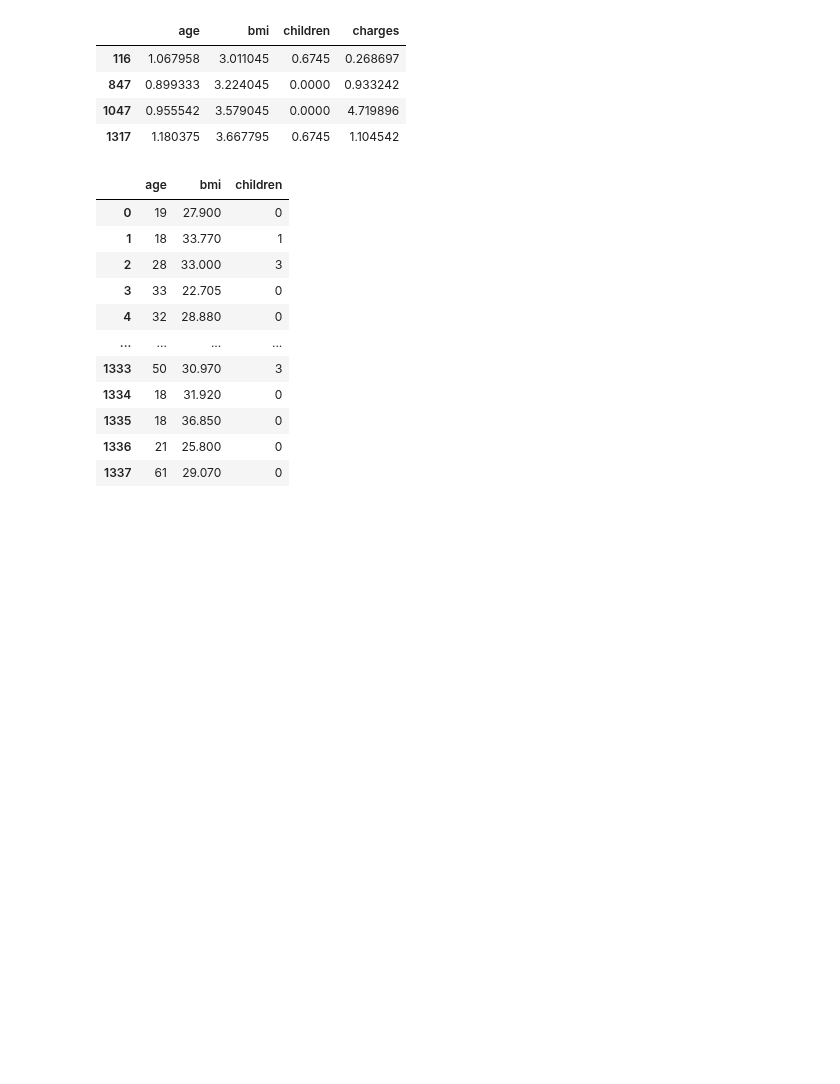
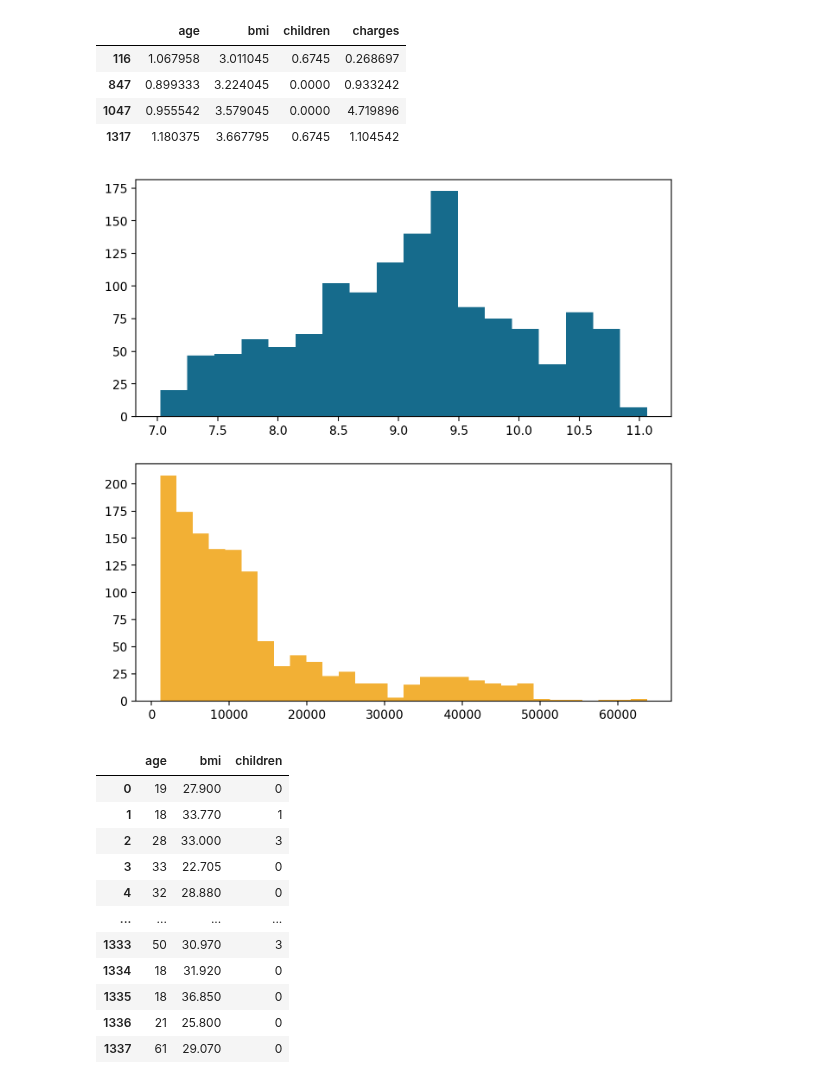
Before and after one commit to ashen007/MedicalCostPrediction-insurance_fraudDetection, a Jupyter notebook: medical cost predict.ipynb, the cells around one changed output. Drawn from its saved outputs; the diff is of its cells as text; code cells hidden in the pictures; blank space fills up the shorter version.

Commit message:
data cleaned - transform outliers to log function

```diff
--- a/medical cost predict.ipynb
+++ b/medical cost predict.ipynb
@@ -92,3 +94,12 @@ outliers[outliers['bmi']>=3]
 # %%
 target = data['charges']
 data = data.drop(labels='charges',axis=1)
+# %%
+# data clean 2 - transform outliers
+fig,axes = plt.subplots(nrows=2,ncols=1,figsize=[8,8],dpi=200)
+axs = axes.ravel()
+axs[0].hist(np.log(target),bins='auto',color='#166B8C')
+axs[1].hist(target,bins='auto',color='#F2B035')
+plt.show()
+# %% [output]
+[figure, added]
```
Also changed, not shown: parts of 16 cells of this notebook.
